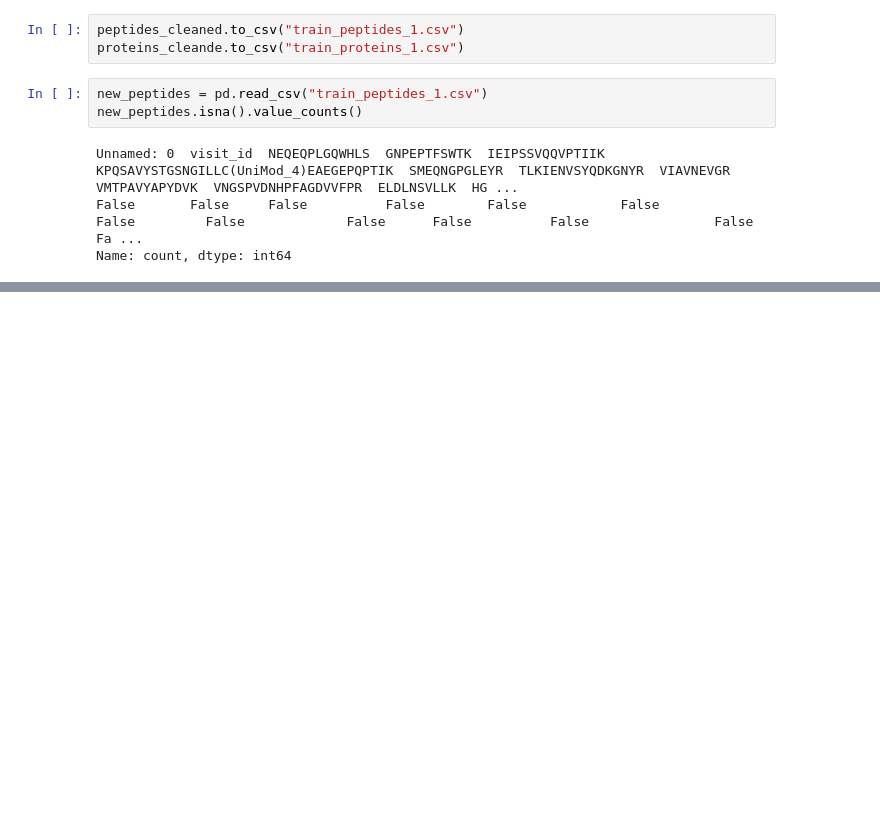
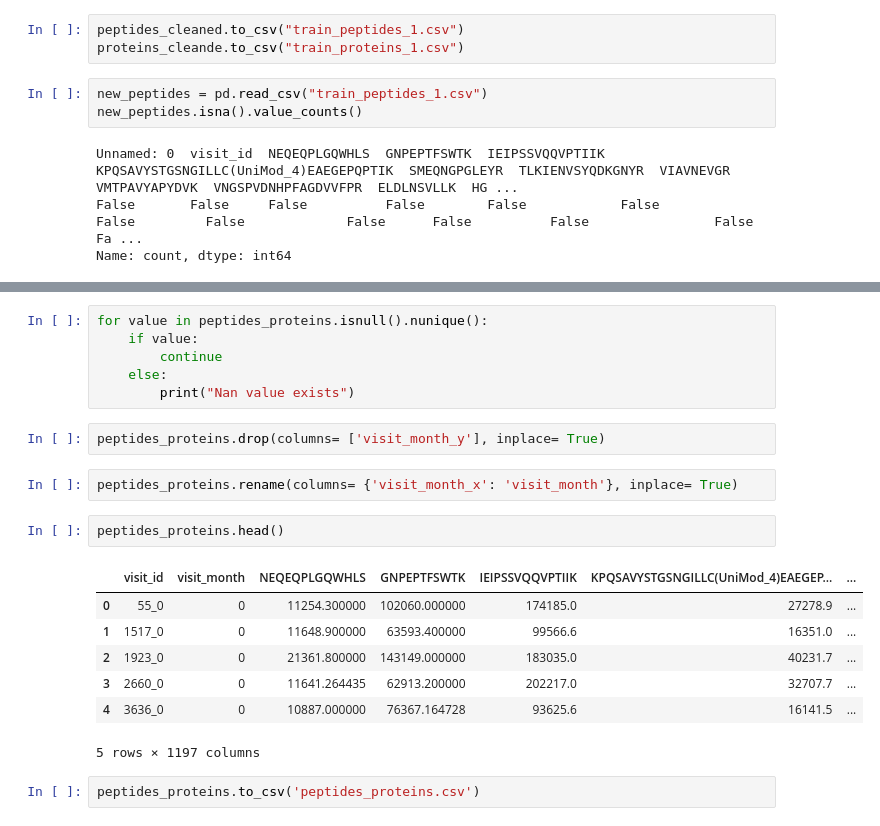
Before and after one commit to klsharma22/ParkinsonsDiseasePrediction, a Jupyter notebook: Parkinson's Progression/dataset_preprocessing.ipynb, the cells around one changed output, grey strips where cells are left out. Cells and saved outputs as stored; diff of their text form; blank space fills up the shorter version.

```diff
--- a/Parkinson's Progression/dataset_preprocessing.ipynb
+++ b/Parkinson's Progression/dataset_preprocessing.ipynb
@@ -73,0 +118,22 @@ Name: count, dtype: int64
+# %%
+for value in peptides_proteins.isnull().nunique():
+    if value:
+        continue
+    else:
+        print("Nan value exists")
+# %%
+peptides_proteins.drop(columns= ['visit_month_y'], inplace= True)
+# %%
+peptides_proteins.rename(columns= {'visit_month_x': 'visit_month'}, inplace= True)
+# %%
+peptides_proteins.head()
+# %% [output]
+|  | visit_id | visit_month | NEQEQPLGQWHLS | GNPEPTFSWTK | IEIPSSVQQVPTIIK | KPQSAVYSTGSNGILLC(UniMod_4)EAEGEP... | ... |
+| 0 | 55_0 | 0 | 11254.300000 | 102060.000000 | 174185.0 | 27278.9 | ... |
+| 1 | 1517_0 | 0 | 11648.900000 | 63593.400000 | 99566.6 | 16351.0 | ... |
+| 2 | 1923_0 | 0 | 21361.800000 | 143149.000000 | 183035.0 | 40231.7 | ... |
+| 3 | 2660_0 | 0 | 11641.264435 | 62913.200000 | 202217.0 | 32707.7 | ... |
+| 4 | 3636_0 | 0 | 10887.000000 | 76367.164728 | 93625.6 | 16141.5 | ... |
+5 rows × 1197 columns
+# %%
+peptides_proteins.to_csv('peptides_proteins.csv')
```
Also changed, not shown: parts of 18 cells of this notebook.
